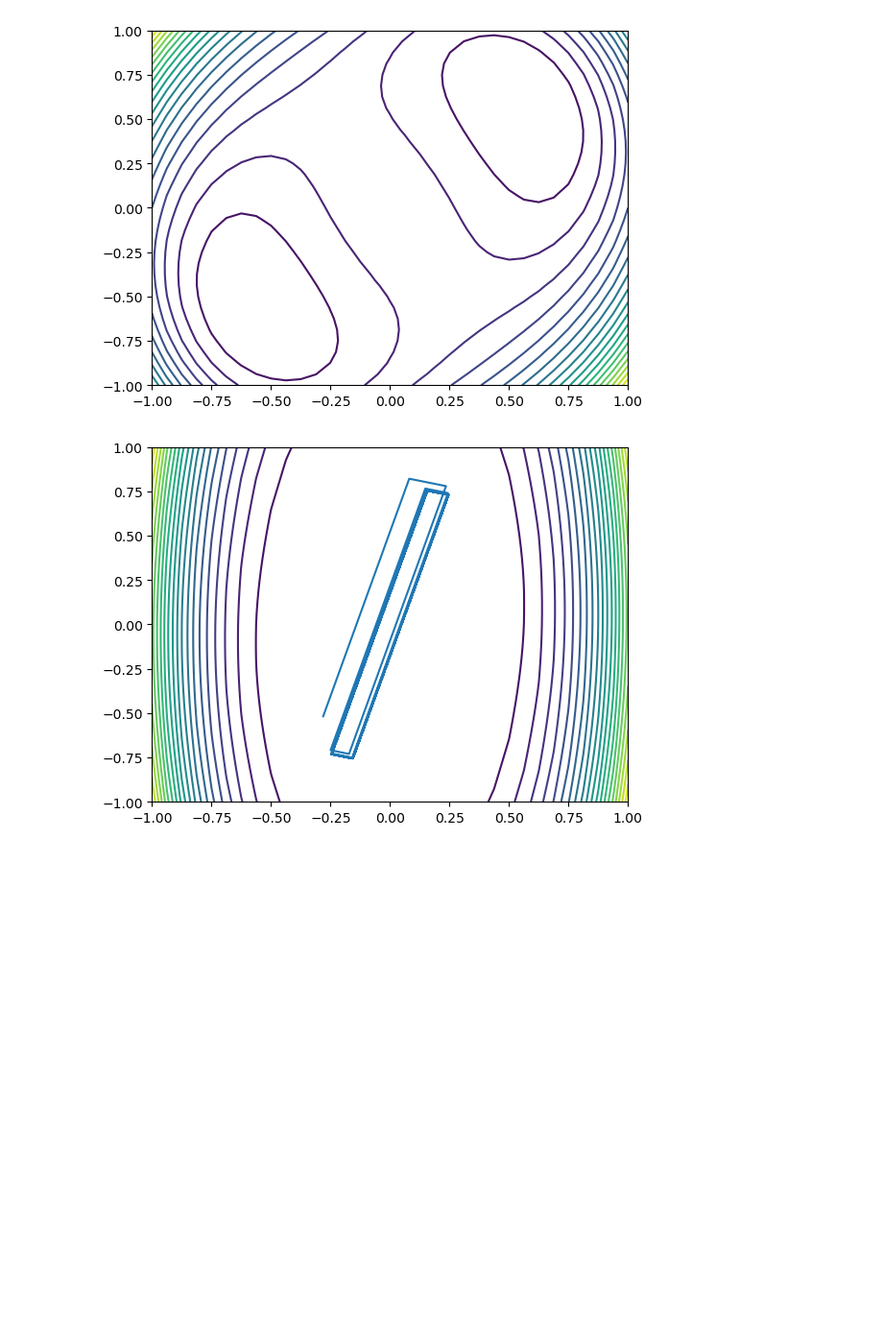
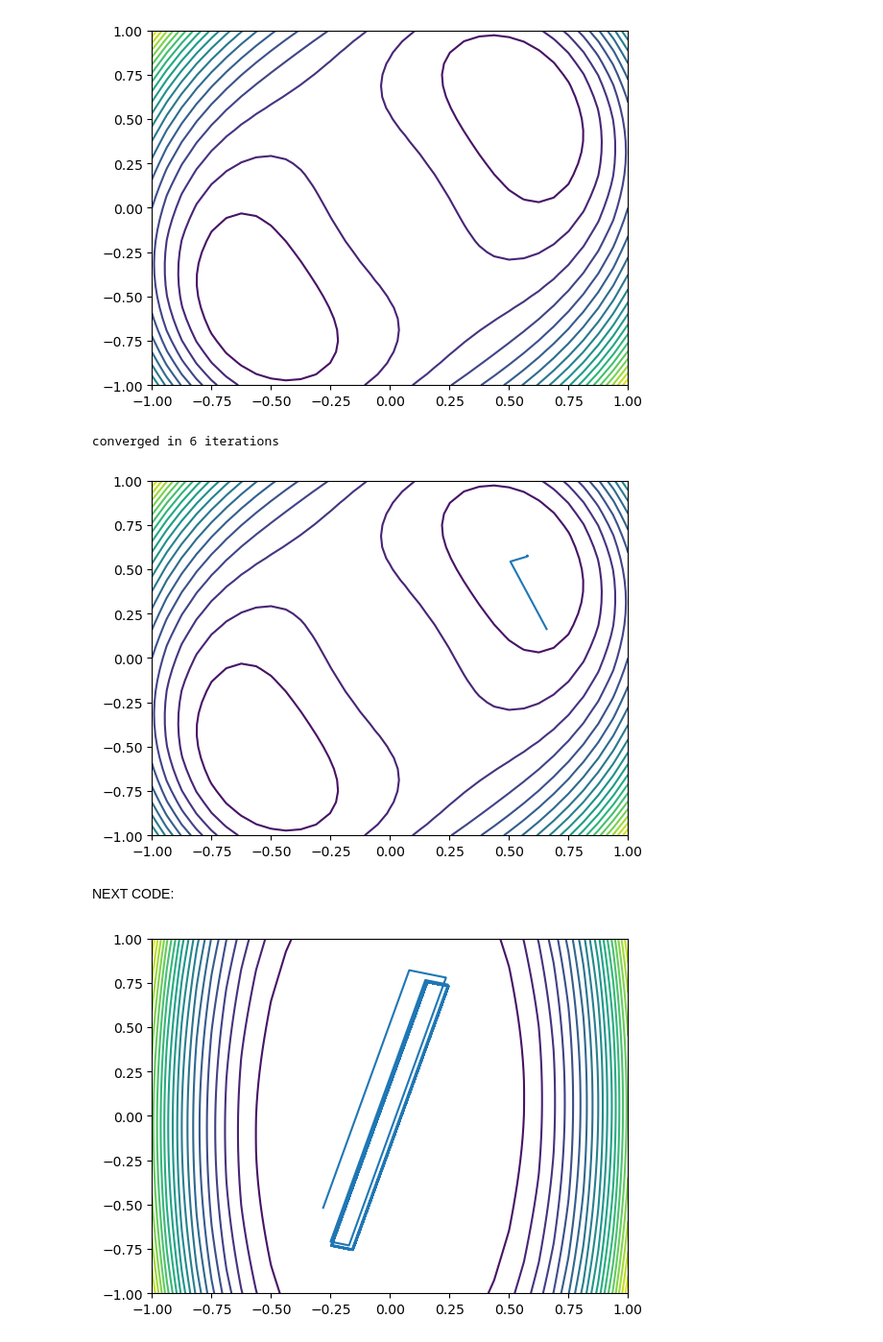
Before and after one commit to young-boy666/test, a Jupyter notebook: MachLearn/lec10.ipynb, the cells around one changed output. Shown at 96% size. Saved outputs shown, nothing was run; the diff lists cells and outputs as text; code cells hidden in the pictures; blank space fills up the shorter version.

```diff
--- a/MachLearn/lec10.ipynb
+++ b/MachLearn/lec10.ipynb
@@ -16,6 +16,35 @@ plt.contour(T1, T2, L([T1, T2], alpha=2), 20)
 plt.show()
 # %% [output]
 [figure]
+# %%
+from scipy.optimize import fminbound # type: ignore
+
+def gd(L, gL, theta0, eps=1e-5, max_iters=100):
+    theta = theta0
+    Thetas =[]
+    for k in range(max_iters):
+        gLk = gL(theta)
+        if (np.linalg.norm(gLk) < eps):
+            print(f"converged in {k} iterations")
+            break
+        tk = fminbound(lambda t : L(theta - t*gLk), 0 ,100)
+        theta = theta - tk*gLk
+        Thetas.append(theta)
+    return theta, np.array(Thetas)
+# %%
+theta0 = np.array([0.25,0])
+theta, Thetas = gd(L, gL, theta0)
+
+from matplotlib import pyplot as plt # type: ignore
+T1, T2 = np.meshgrid(np.linspace(-1,1,33), np.linspace(-1,1,33))
+plt.contour(T1,T2, L([T1,T2], alpha=2), 20)
+plt.plot(Thetas[:,0], Thetas[:,1])
+plt.show()
+# %% [output]
+converged in 6 iterations
+[figure, added]
+# %% [markdown]
+NEXT CODE:
 # %%
 from scipy.optimize import fminbound
 
```
Also changed, not shown: parts of 1 cell of this notebook.
